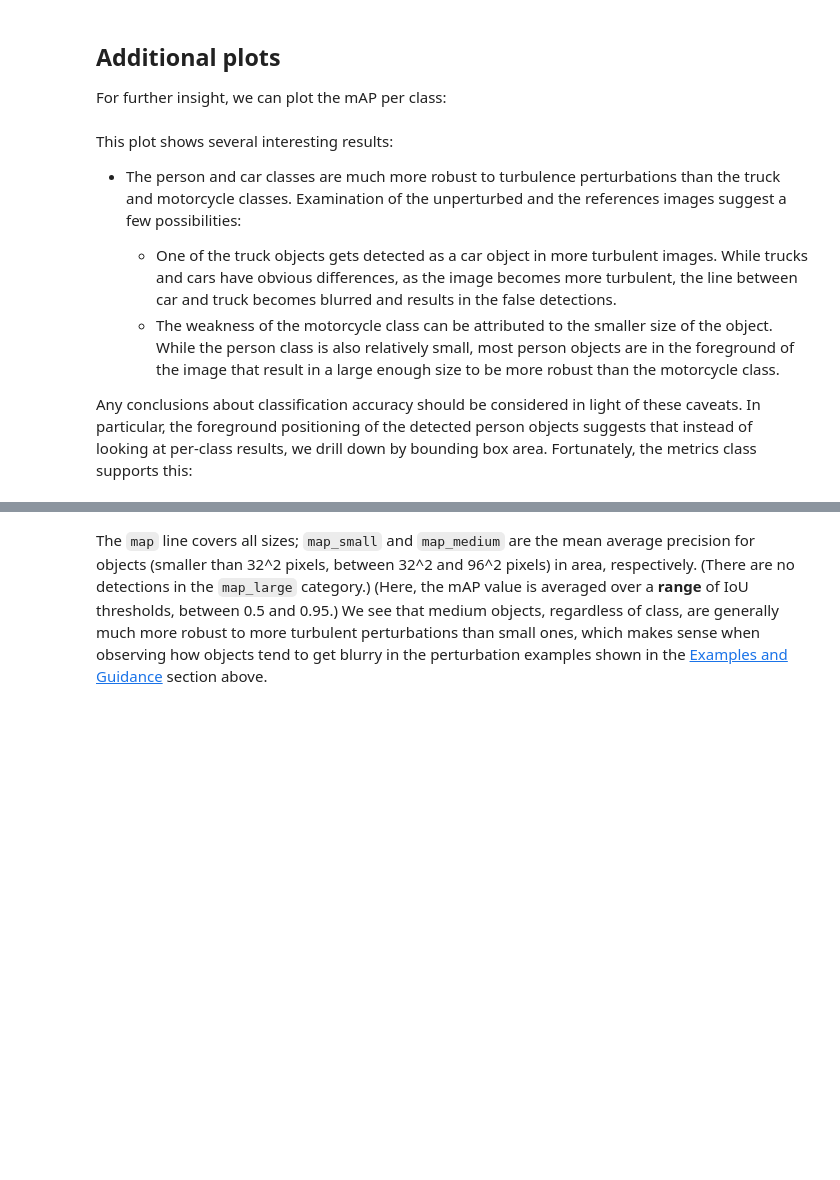
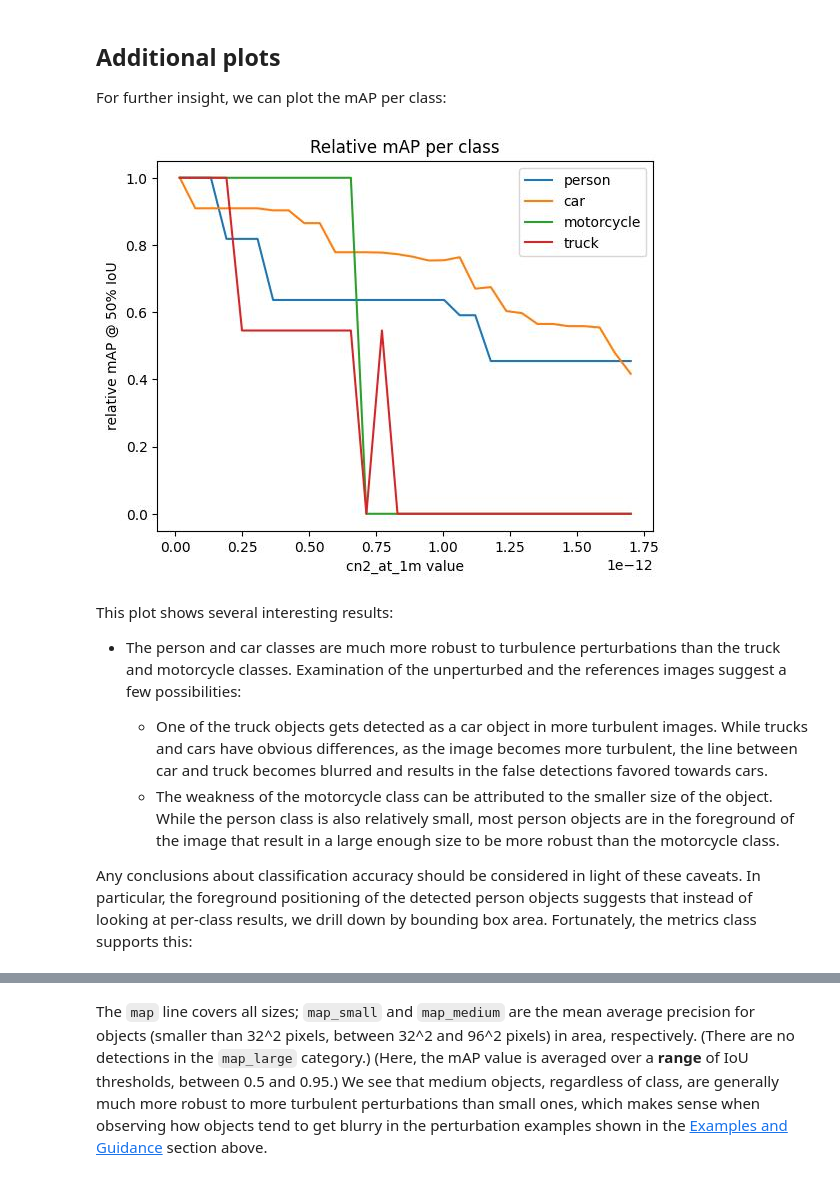
Before and after one commit to Kitware/nrtk-jatic, a Jupyter notebook: examples/nrtk_turbulence_perturber_demo.ipynb, the cells around one changed output, grey strips where cells are left out. Drawn from its saved outputs; the diff is of its cells as text; code cells hidden in the pictures; blank space fills up the shorter version.

```diff
--- a/examples/nrtk_turbulence_perturber_demo.ipynb
+++ b/examples/nrtk_turbulence_perturber_demo.ipynb
@@ -559,40 +561,42 @@ for m in perturbed_metrics:
 #
 # dictionary of class_idx -> list of per-class mAP, or 0 if not present at that threshold
 #
 
 class_mAP = {class_idx: list() for class_idx in unified_classes}  # noqa: N816
 
 #
 # populate the lists across the perturbation values
 #
 
 for m in perturbed_metrics:
     this_perturbation_classes = m["classes"].tolist()
     for class_idx in unified_classes:
         if class_idx in this_perturbation_classes:
             # the index of the class in this individual metric instance
             this_class_idx = this_perturbation_classes.index(class_idx)
             class_mAP[class_idx].append(m["map_per_class"][this_class_idx].item())
         else:
             class_mAP[class_idx].append(0)
 
 #
 # plot
 #
 
 plt.title("Relative mAP per class")
-plt.xlabel("D value")
+plt.xlabel("cn2_at_1m value")
 plt.ylabel("relative mAP @ 50% IoU")
 for class_idx, class_mAP_list in class_mAP.items():  # noqa: N816
     plt.plot(perturbation_values, class_mAP_list, label=baseline[0].names[class_idx])
 plt.legend()
 plt.show()
+# %% [output]
+[figure, added]
 # %% [markdown]
 This plot shows several interesting results:
 
 - The person and car classes are much more robust to turbulence perturbations than the truck and motorcycle classes. Examination of the unperturbed and the references images suggest a few possibilities:
 
-    - One of the truck objects gets detected as a car object in more turbulent images. While trucks and cars have obvious differences, as the image becomes more turbulent, the line between car and truck becomes blurred and results in the false detections.
+    - One of the truck objects gets detected as a car object in more turbulent images. While trucks and cars have obvious differences, as the image becomes more turbulent, the line between car and truck becomes blurred and results in the false detections favored towards cars.
     - The weakness of the motorcycle class can be attributed to the smaller size of the object. While the person class is also relatively small, most person objects are in the foreground of the image that result in a large enough size to be more robust than the motorcycle class.
 
 Any conclusions about classification accuracy should be considered in light of these caveats. In particular, the foreground positioning of the detected person objects suggests that instead of looking at per-class results, we drill down by bounding box area. Fortunately, the metrics class supports this:
```
Also changed, not shown: parts of 11 cells of this notebook.
